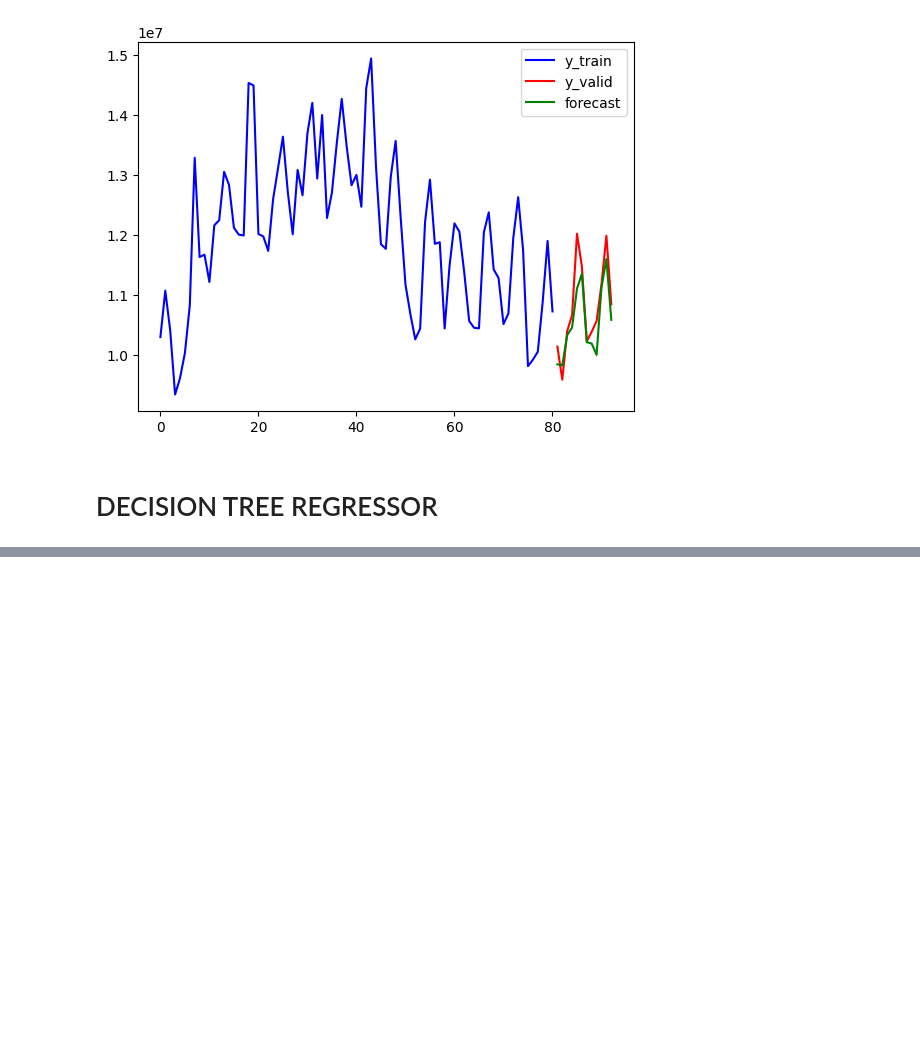
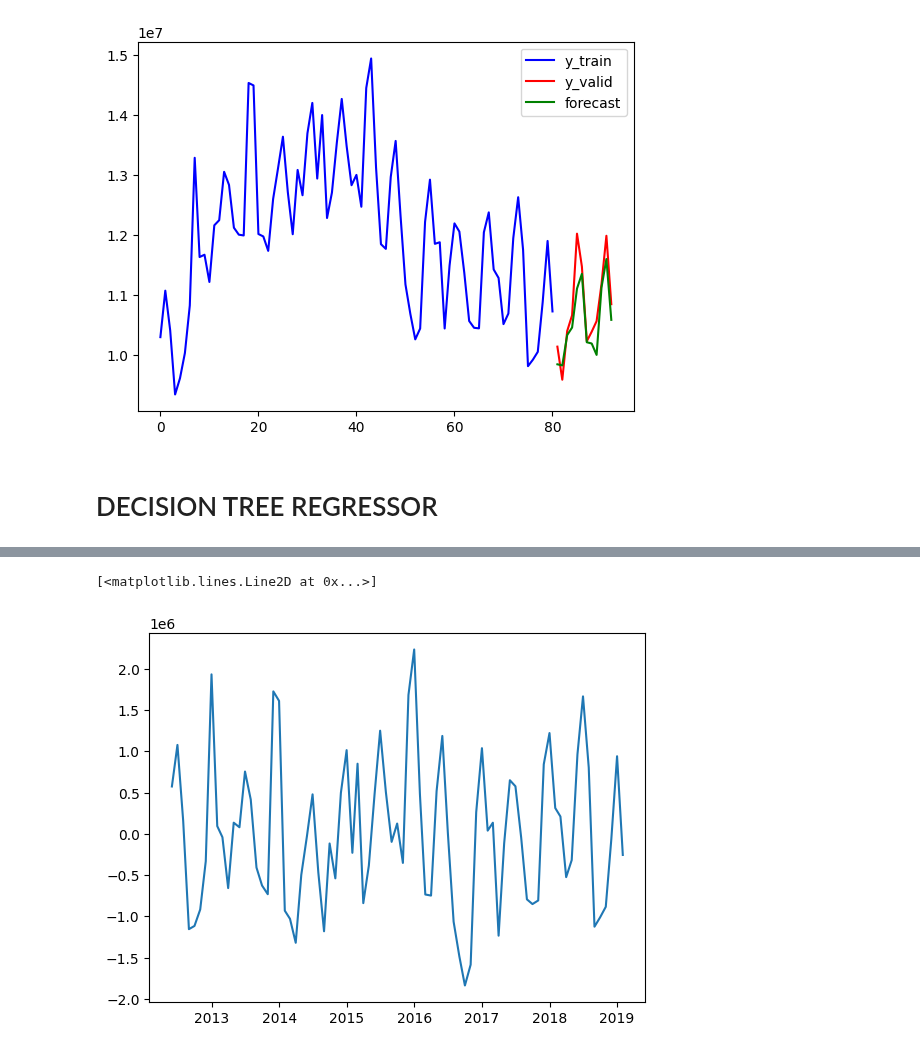
Before and after one commit to tomashbk/electric_energy_demand_argentina, a Jupyter notebook: machine_learning.ipynb, the cells around one changed output, grey strips where cells are left out. Cells and saved outputs as stored; diff of their text form; code cells hidden in the pictures; blank space fills up the shorter version.

```diff
--- a/machine_learning.ipynb
+++ b/machine_learning.ipynb
@@ -391,0 +470,5 @@ sns.lineplot(data=results, x= results.keys(), y= results.values())
+# %%
+X['six_months_period'] = utils.six_months_period(X.index)
+X["Month"] = X.index.month
+X['business_days'] = [ np.busday_count(i.date(), (i + pd.DateOffset(months=1)).date()) for i in X.index]
+X.head()
@@ -391,0 +483,13 @@ sns.lineplot(data=results, x= results.keys(), y= results.values())
+# %%
+X_train, X_valid, y_train, y_valid = train_test_split(X, y, test_size=12)
+# %%
+y_fit = y_fit.squeeze()
+y_pred = y_pred.squeeze()
+y_train = y_train.squeeze()
+# %%
+y_resid = y_train - y_fit
+# %%
+plt.plot(y_resid)
+# %% [output]
+[<matplotlib.lines.Line2D at 0x...>]
+[figure, added]
```
Also changed, not shown: parts of 18 cells of this notebook, 1 other file.
